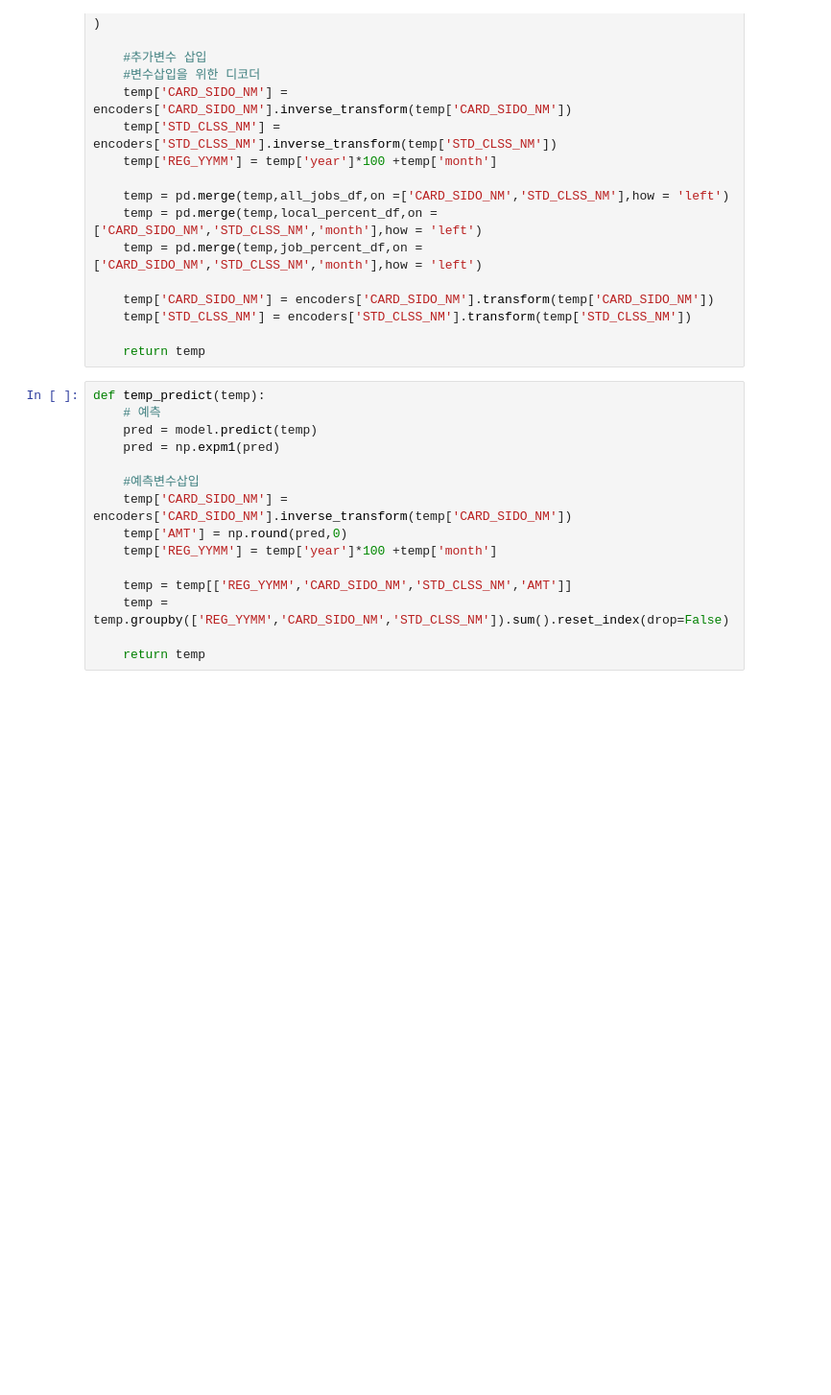
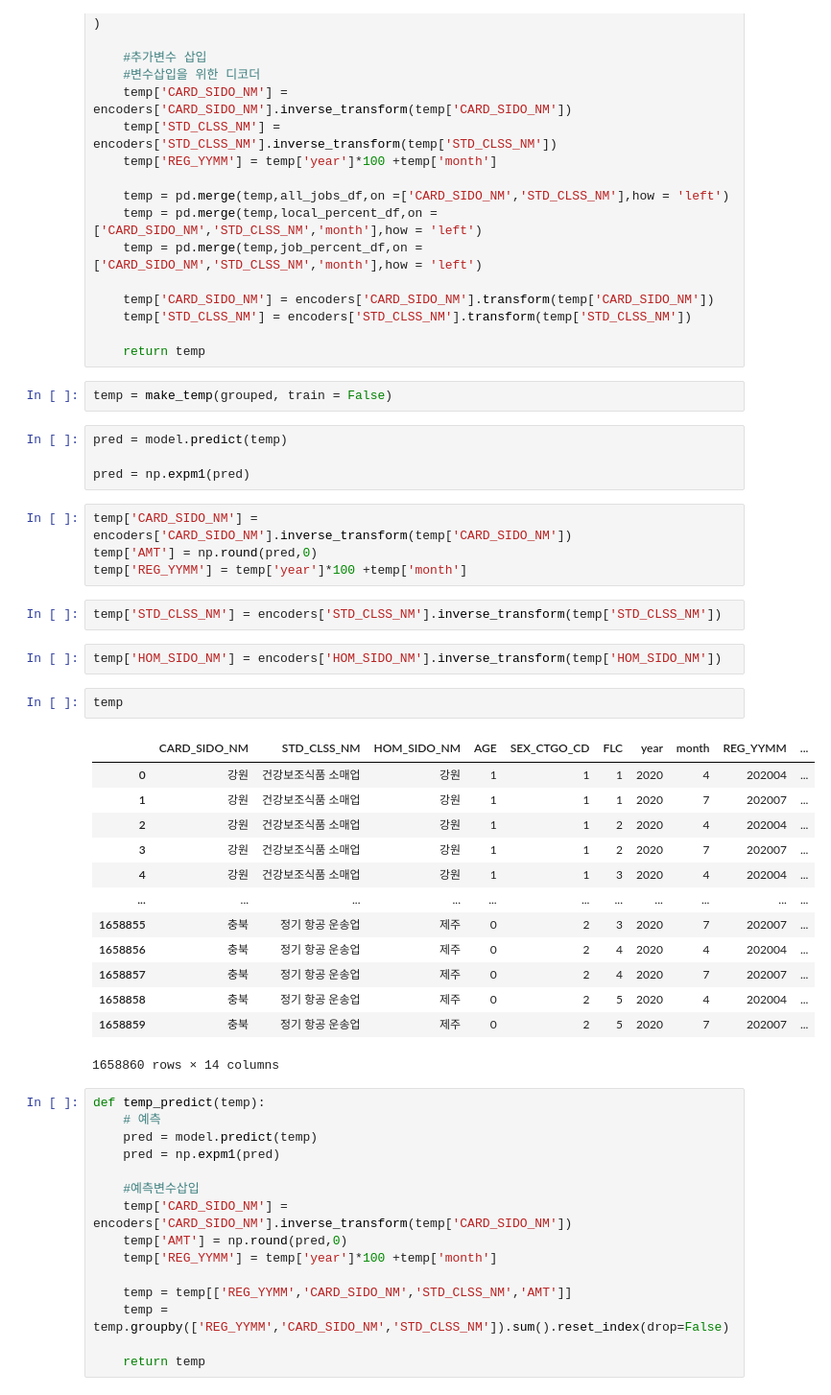
Before and after one commit to starlidust/jeju_creditcard, a Jupyter notebook: lgbm_base2_add_feature-sido-pred_only.ipynb, the cells around one changed output. Shown: that part at 96% size. Cells and saved outputs as stored; diff of their text form; blank space fills up the shorter version.

```diff
--- a/lgbm_base2_add_feature-sido-pred_only.ipynb
+++ b/lgbm_base2_add_feature-sido-pred_only.ipynb
@@ -346,6 +312,36 @@ def make_temp(grouped, train = True):
     temp['STD_CLSS_NM'] = encoders['STD_CLSS_NM'].transform(temp['STD_CLSS_NM'])
 
     return temp
+# %%
+temp = make_temp(grouped, train = False)
+# %%
+pred = model.predict(temp)
+
+pred = np.expm1(pred)
+# %%
+temp['CARD_SIDO_NM'] = encoders['CARD_SIDO_NM'].inverse_transform(temp['CARD_SIDO_NM'])
+temp['AMT'] = np.round(pred,0)
+temp['REG_YYMM'] = temp['year']*100 +temp['month']
+# %%
+temp['STD_CLSS_NM'] = encoders['STD_CLSS_NM'].inverse_transform(temp['STD_CLSS_NM'])
+# %%
+temp['HOM_SIDO_NM'] = encoders['HOM_SIDO_NM'].inverse_transform(temp['HOM_SIDO_NM'])
+# %%
+temp
+# %% [output]
+|  | CARD_SIDO_NM | STD_CLSS_NM | HOM_SIDO_NM | AGE | SEX_CTGO_CD | FLC | year | month | REG_YYMM | ... |
+| 0 | 강원 | 건강보조식품 소매업 | 강원 | 1 | 1 | 1 | 2020 | 4 | 202004 | ... |
+| 1 | 강원 | 건강보조식품 소매업 | 강원 | 1 | 1 | 1 | 2020 | 7 | 202007 | ... |
+| 2 | 강원 | 건강보조식품 소매업 | 강원 | 1 | 1 | 2 | 2020 | 4 | 202004 | ... |
+| 3 | 강원 | 건강보조식품 소매업 | 강원 | 1 | 1 | 2 | 2020 | 7 | 202007 | ... |
+| 4 | 강원 | 건강보조식품 소매업 | 강원 | 1 | 1 | 3 | 2020 | 4 | 202004 | ... |
+| ... | ... | ... | ... | ... | ... | ... | ... | ... | ... | ... |
+| 1658855 | 충북 | 정기 항공 운송업 | 제주 | 0 | 2 | 3 | 2020 | 7 | 202007 | ... |
+| 1658856 | 충북 | 정기 항공 운송업 | 제주 | 0 | 2 | 4 | 2020 | 4 | 202004 | ... |
+| 1658857 | 충북 | 정기 항공 운송업 | 제주 | 0 | 2 | 4 | 2020 | 7 | 202007 | ... |
+| 1658858 | 충북 | 정기 항공 운송업 | 제주 | 0 | 2 | 5 | 2020 | 4 | 202004 | ... |
+| 1658859 | 충북 | 정기 항공 운송업 | 제주 | 0 | 2 | 5 | 2020 | 7 | 202007 | ... |
+1658860 rows × 14 columns
 # %%
 def temp_predict(temp):
     # 예측
```
Also changed, not shown: parts of 8 cells of this notebook, 6 other files.
